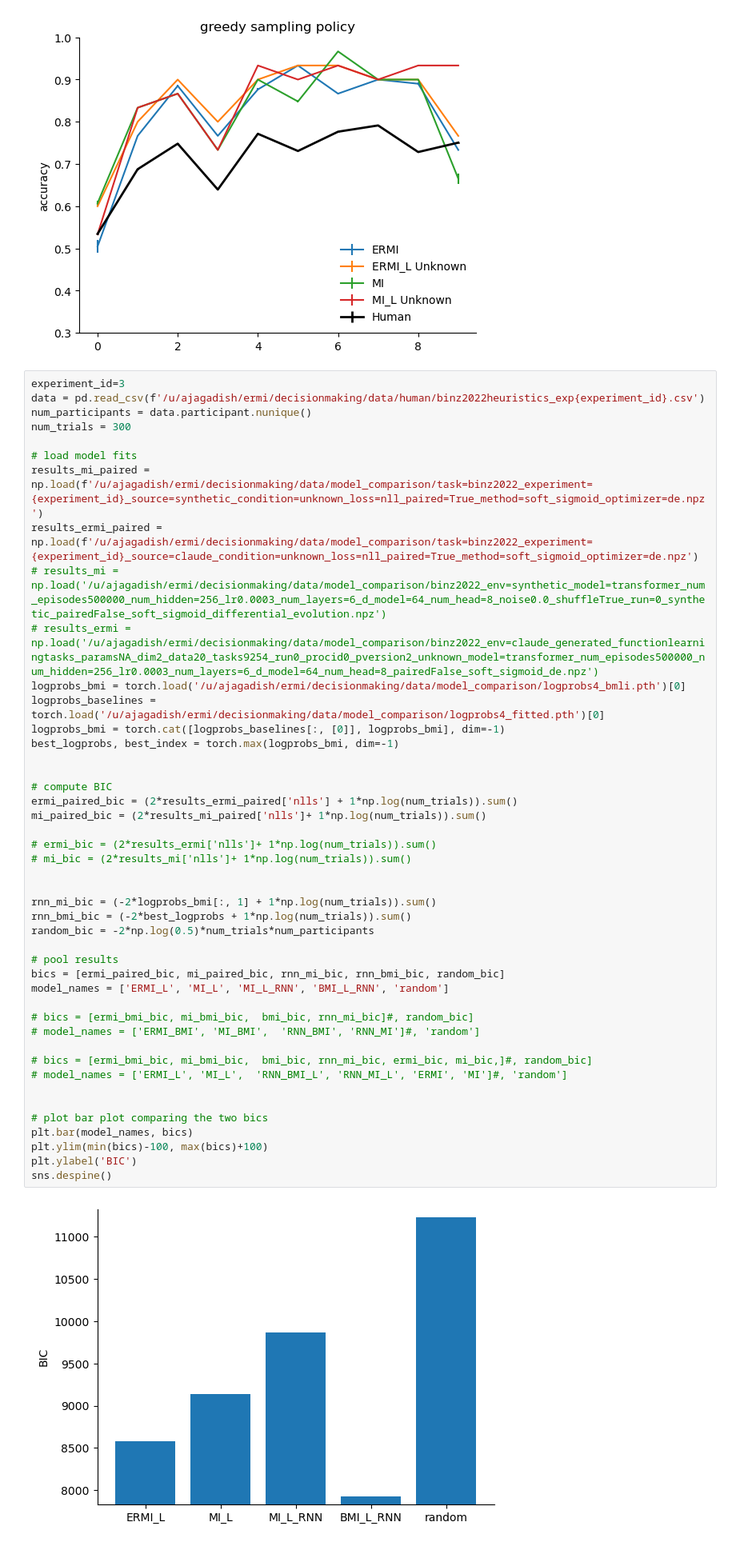
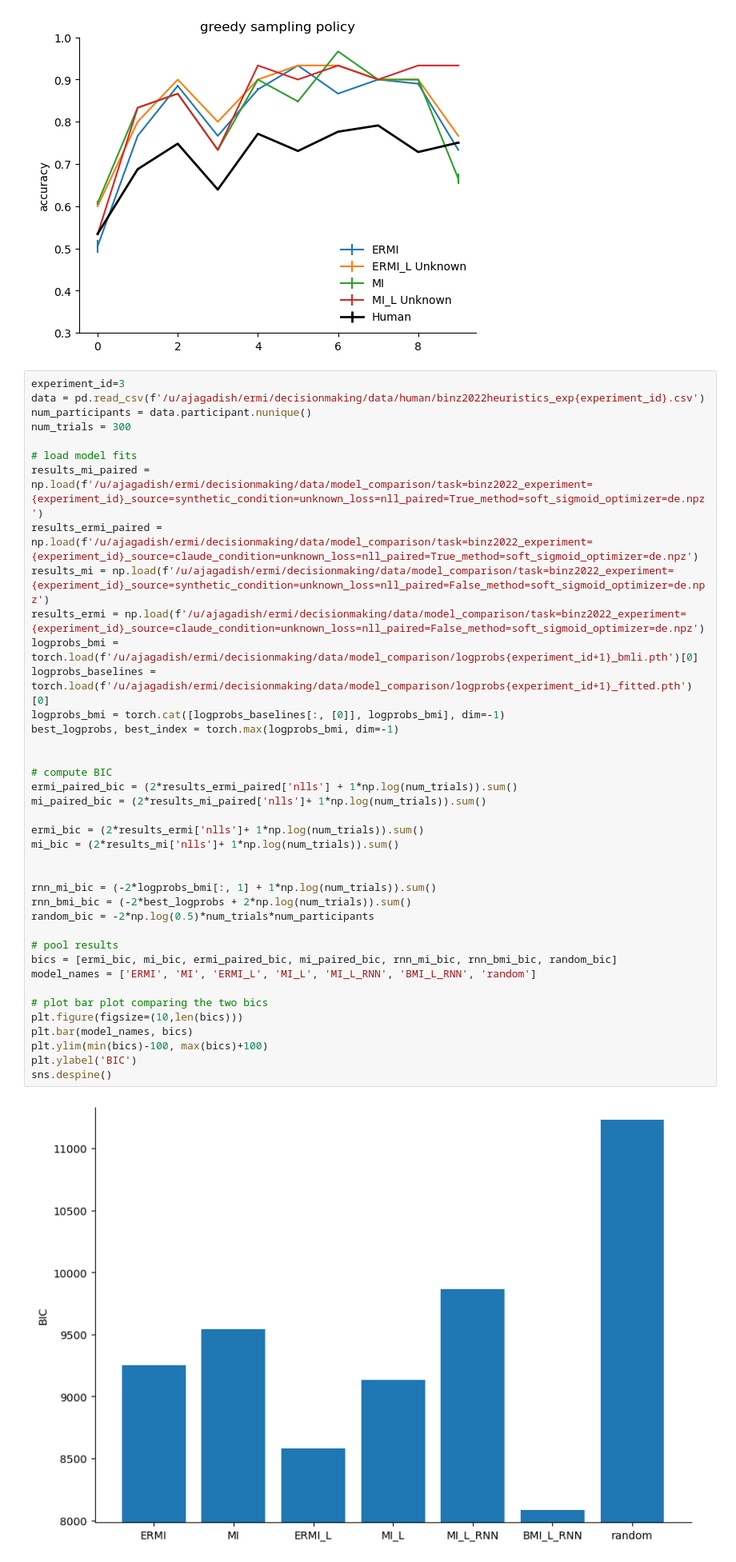
Before and after one commit to akjagadish/ermi, a Jupyter notebook: notebooks/figures.ipynb, the cells around one changed output. Shown at 80% size. Drawn from its saved outputs; the diff is of its cells as text.

Commit message:
update figures

```diff
--- a/notebooks/figures.ipynb
+++ b/notebooks/figures.ipynb
@@ -224,50 +301,44 @@ plt.show()
 # %%
 experiment_id=3
 data = pd.read_csv(f'/u/ajagadish/ermi/decisionmaking/data/human/binz2022heuristics_exp{experiment_id}.csv')
 num_participants = data.participant.nunique()
 num_trials = 300
 
 # load model fits
 results_mi_paired = np.load(f'/u/ajagadish/ermi/decisionmaking/data/model_comparison/task=binz2022_experiment={experiment_id}_source=synthetic_condition=unknown_loss=nll_paired=True_method=soft_sigmoid_optimizer=de.npz')
 results_ermi_paired = np.load(f'/u/ajagadish/ermi/decisionmaking/data/model_comparison/task=binz2022_experiment={experiment_id}_source=claude_condition=unknown_loss=nll_paired=True_method=soft_sigmoid_optimizer=de.npz')
-# results_mi = np.load('/u/ajagadish/ermi/decisionmaking/data/model_comparison/binz2022_env=synthetic_model=transformer_num_episodes500000_num_hidden=256_lr0.0003_num_layers=6_d_model=64_num_head=8_noise0.0_shuffleTrue_run=0_synthetic_pairedFalse_soft_sigmoid_differential_evolution.npz')
-# results_ermi = np.load('/u/ajagadish/ermi/decisionmaking/data/model_comparison/binz2022_env=claude_generated_functionlearningtasks_paramsNA_dim2_data20_tasks9254_run0_procid0_pversion2_unknown_model=transformer_num_episodes500000_num_hidden=256_lr0.0003_num_layers=6_d_model=64_num_head=8_pairedFalse_soft_sigmoid_de.npz')
-logprobs_bmi = torch.load('/u/ajagadish/ermi/decisionmaking/data/model_comparison/logprobs4_bmli.pth')[0]
-logprobs_baselines = torch.load('/u/ajagadish/ermi/decisionmaking/data/model_comparison/logprobs4_fitted.pth')[0]
+results_mi = np.load(f'/u/ajagadish/ermi/decisionmaking/data/model_comparison/task=binz2022_experiment={experiment_id}_source=synthetic_condition=unknown_loss=nll_paired=False_method=soft_sigmoid_optimizer=de.npz')
+results_ermi = np.load(f'/u/ajagadish/ermi/decisionmaking/data/model_comparison/task=binz2022_experiment={experiment_id}_source=claude_condition=unknown_loss=nll_paired=False_method=soft_sigmoid_optimizer=de.npz')
+logprobs_bmi = torch.load(f'/u/ajagadish/ermi/decisionmaking/data/model_comparison/logprobs{experiment_id+1}_bmli.pth')[0]
+logprobs_baselines = torch.load(f'/u/ajagadish/ermi/decisionmaking/data/model_comparison/logprobs{experiment_id+1}_fitted.pth')[0]
 logprobs_bmi = torch.cat([logprobs_baselines[:, [0]], logprobs_bmi], dim=-1)
 best_logprobs, best_index = torch.max(logprobs_bmi, dim=-1)
 
 
 # compute BIC
 ermi_paired_bic = (2*results_ermi_paired['nlls'] + 1*np.log(num_trials)).sum()
 mi_paired_bic = (2*results_mi_paired['nlls']+ 1*np.log(num_trials)).sum()
 
-# ermi_bic = (2*results_ermi['nlls']+ 1*np.log(num_trials)).sum()
-# mi_bic = (2*results_mi['nlls']+ 1*np.log(num_trials)).sum()
+ermi_bic = (2*results_ermi['nlls']+ 1*np.log(num_trials)).sum()
+mi_bic = (2*results_mi['nlls']+ 1*np.log(num_trials)).sum()
 
 
 rnn_mi_bic = (-2*logprobs_bmi[:, 1] + 1*np.log(num_trials)).sum()
-rnn_bmi_bic = (-2*best_logprobs + 1*np.log(num_trials)).sum()
+rnn_bmi_bic = (-2*best_logprobs + 2*np.log(num_trials)).sum()
 random_bic = -2*np.log(0.5)*num_trials*num_participants
 
 # pool results
-bics = [ermi_paired_bic, mi_paired_bic, rnn_mi_bic, rnn_bmi_bic, random_bic]
-model_names = ['ERMI_L', 'MI_L', 'MI_L_RNN', 'BMI_L_RNN', 'random']
-
-# bics = [ermi_bmi_bic, mi_bmi_bic,  bmi_bic, rnn_mi_bic]#, random_bic]
-# model_names = ['ERMI_BMI', 'MI_BMI',  'RNN_BMI', 'RNN_MI']#, 'random']
-
-# bics = [ermi_bmi_bic, mi_bmi_bic,  bmi_bic, rnn_mi_bic, ermi_bic, mi_bic,]#, random_bic]
-# model_names = ['ERMI_L', 'MI_L',  'RNN_BMI_L', 'RNN_MI_L', 'ERMI', 'MI']#, 'random']
-
+bics = [ermi_bic, mi_bic, ermi_paired_bic, mi_paired_bic, rnn_mi_bic, rnn_bmi_bic, random_bic]
+model_names = ['ERMI', 'MI', 'ERMI_L', 'MI_L', 'MI_L_RNN', 'BMI_L_RNN', 'random']
 
 # plot bar plot comparing the two bics
+plt.figure(figsize=(10,len(bics)))
 plt.bar(model_names, bics)
 plt.ylim(min(bics)-100, max(bics)+100)
 plt.ylabel('BIC')
 sns.despine()
 # %% [output]
-[figure, old version]
+[figure, new version]
 # %% [markdown]
 # (interim) Model simulation adn comparison post fixing the normalisation
 # %%
```
Also changed, not shown: parts of 10 cells of this notebook.
